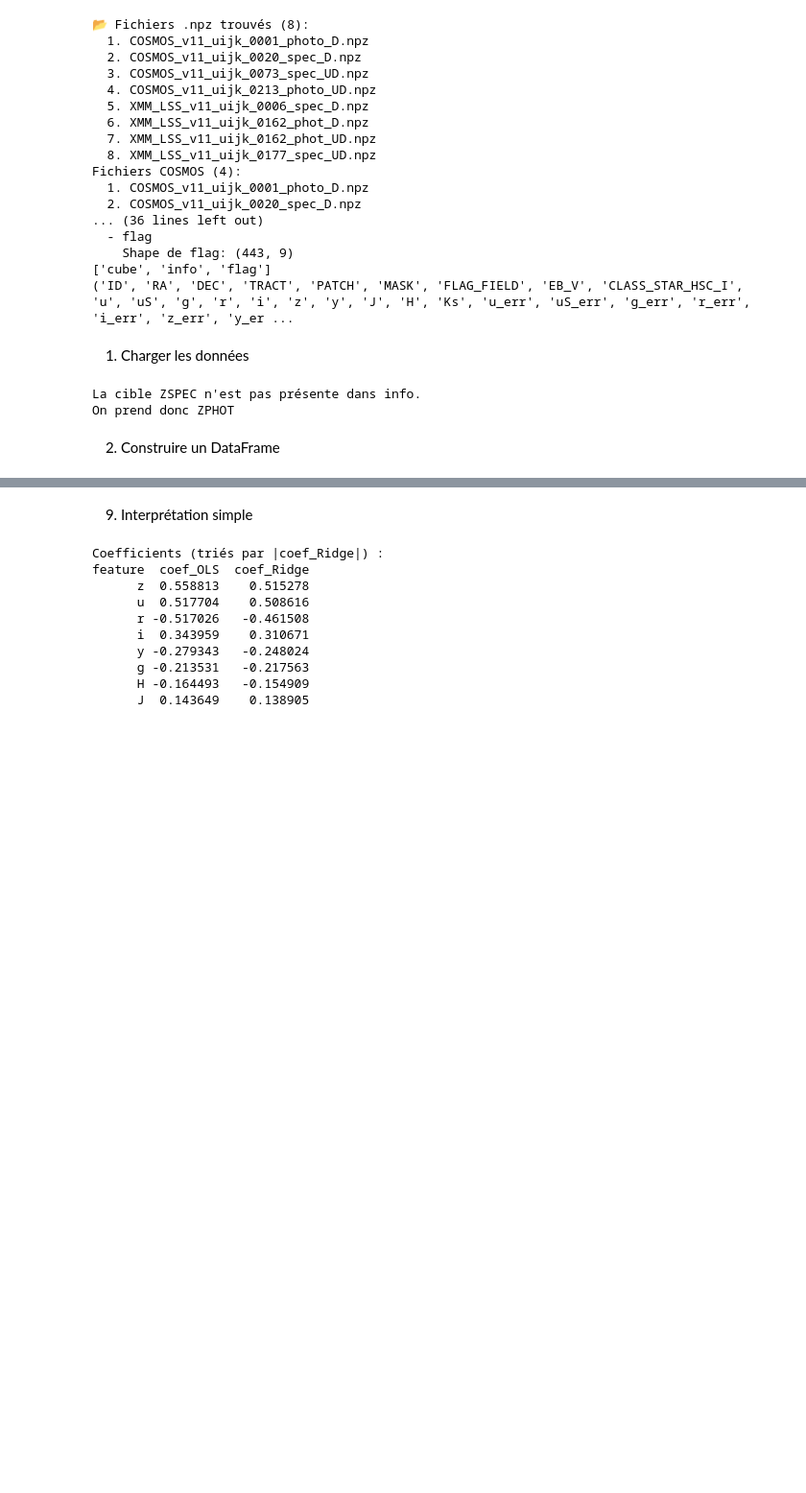
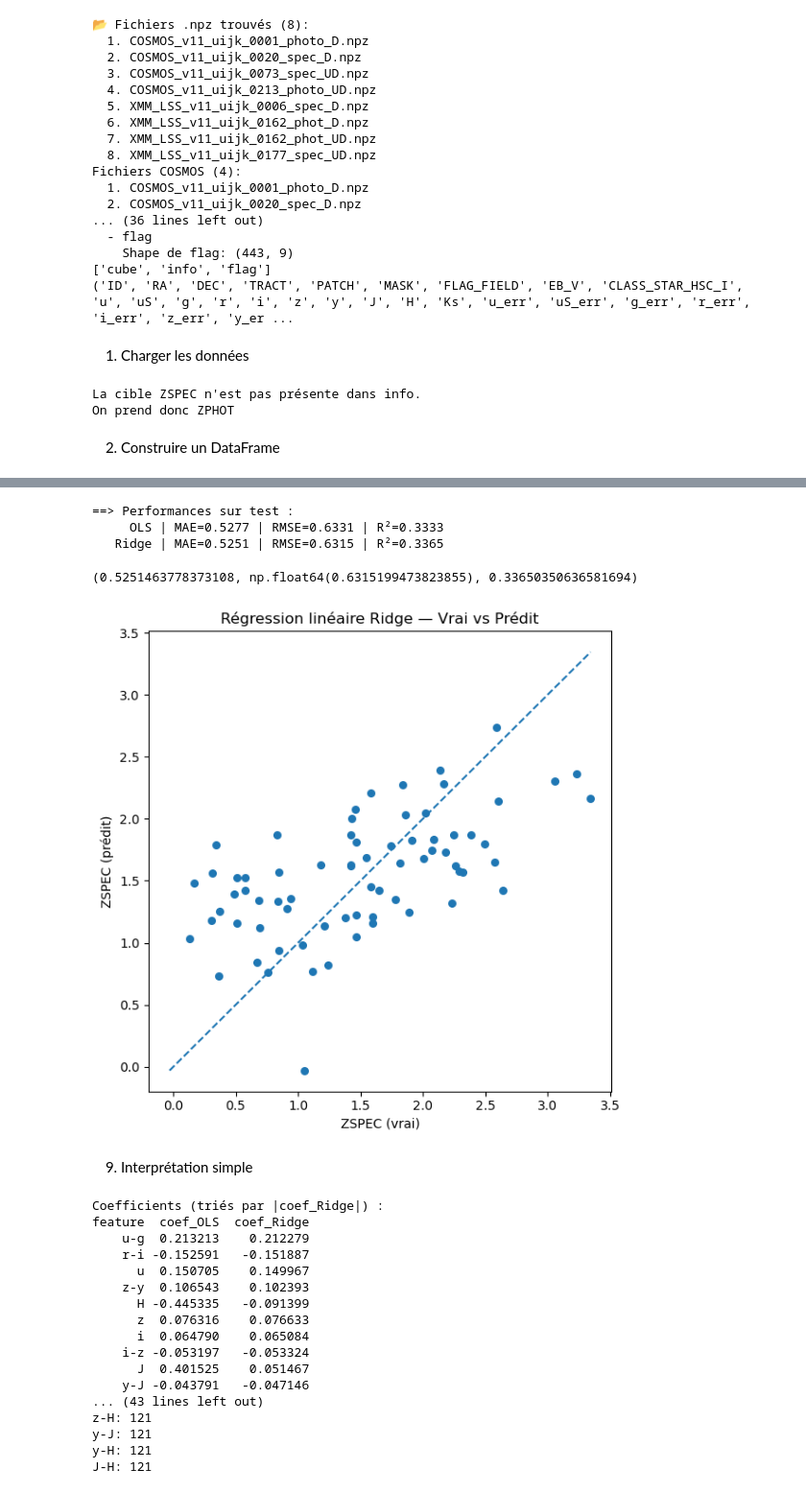
Before and after one commit to Melanie-Gomis/TER, a Jupyter notebook: Regression lineaire multiple.ipynb, the cells around one changed output, grey strips where cells are left out. Shown at 96% size. Cells and saved outputs as stored; diff of their text form; code cells hidden in the pictures; blank space fills up the shorter version.

Commit message:
maj de la régression linéaire multiple

```diff
--- a/Regression lineaire multiple.ipynb
+++ b/Regression lineaire multiple.ipynb
@@ -291,3 +332,48 @@ plt.show()
+# %%
+# Split
+test_size = 0.25 if len(df) >= 8 else 0.33 if len(df) >= 3 else 0.5
+X_train, X_test, y_train, y_test = train_test_split(X, y, test_size=test_size, random_state=42)
+
+# Scaling
+scaler = StandardScaler()
+X_train_s = scaler.fit_transform(X_train)
+X_test_s  = scaler.transform(X_test)
+
+ols = LinearRegression().fit(X_train_s, y_train)
+ridge = Ridge(alpha=1.0, random_state=42).fit(X_train_s, y_train)
+
+# Fonction 'report'
+def report(name, y_true, y_pred):
+    mae  = mean_absolute_error(y_true, y_pred)
+    rmse = np.sqrt(mean_squared_error(y_true, y_pred))
+    r2   = r2_score(y_true, y_pred)
+    print(f"{name:>8s} | MAE={mae:.4f} | RMSE={rmse:.4f} | R²={r2:.4f}")
+    return mae, rmse, r2
+
+print("==> Performances sur test :")
+y_pred_ols = ols.predict(X_test_s)
+y_pred_rdg = ridge.predict(X_test_s)
+report("OLS",   y_test, y_pred_ols)
+report("Ridge", y_test, y_pred_rdg)
+# %% [output]
+==> Performances sur test :
+     OLS | MAE=0.5277 | RMSE=0.6331 | R²=0.3333
+   Ridge | MAE=0.5251 | RMSE=0.6315 | R²=0.3365
+(0.5251463778373108, np.float64(0.6315199473823855), 0.33650350636581694)
+# %%
+plt.figure(figsize=(6,6))
+plt.scatter(y_test, y_pred_rdg, s=30)
+mn = float(min(y_test.min(), y_pred_rdg.min()))
+mx = float(max(y_test.max(), y_pred_rdg.max()))
+plt.plot([mn, mx], [mn, mx], linestyle="--")
+target_col = y_col
+plt.xlabel(f"{target_col} (vrai)")
+plt.ylabel(f"{target_col} (prédit)")
+plt.title("Régression linéaire Ridge — Vrai vs Prédit")
+plt.tight_layout()
+plt.show()
+# %% [output]
+[figure, added]
 # %% [markdown]
 9) Interprétation simple
 # %%
@@ -297,15 +383,32 @@ coef_table = pd.DataFrame({
     "coef_Ridge": ridge.coef_
 }).sort_values("coef_Ridge", key=lambda s: s.abs(), ascending=False)
 print("\nCoefficients (triés par |coef_Ridge|) :")
-print(coef_table.to_string(index=False))
+print(coef_table.to_string(index=False) + "\n")
+
+print("Taille df après filtres:", len(df))
+print("Valides par bande:\n", df[[c for c in df.columns if c in ['u','g','r','i','z','y','J','H']]].notna().sum().sort_values())
+
+print("\nTaille par paire (après dropna):")
+bands_all = ["u","g","r","i","z","y","J","H"]
+bands = [b for b in bands_all if b in df.columns]
+for x, y in itertools.combinations(bands, 2):
+    n_pair = df[[x, y]].dropna().shape[0]
+    print(f"{x}-{y}: {n_pair}")
 # %% [output]
 Coefficients (triés par |coef_Ridge|) :
 feature  coef_OLS  coef_Ridge
-      z  0.558813    0.515278
-      u  0.517704    0.508616
-      r -0.517026   -0.461508
-      i  0.343959    0.310671
-      y -0.279343   -0.248024
-      g -0.213531   -0.217563
-      H -0.164493   -0.154909
-      J  0.143649    0.138905
+    u-g  0.213213    0.212279
+    r-i -0.152591   -0.151887
+      u  0.150705    0.149967
+    z-y  0.106543    0.102393
+      H -0.445335   -0.091399
+      z  0.076316    0.076633
+      i  0.064790    0.065084
+    i-z -0.053197   -0.053324
+      J  0.401525    0.051467
+    y-J -0.043791   -0.047146
+... (43 lines left out)
+z-H: 121
+y-J: 121
+y-H: 121
+J-H: 121
```
Also changed, not shown: parts of 18 cells of this notebook.
